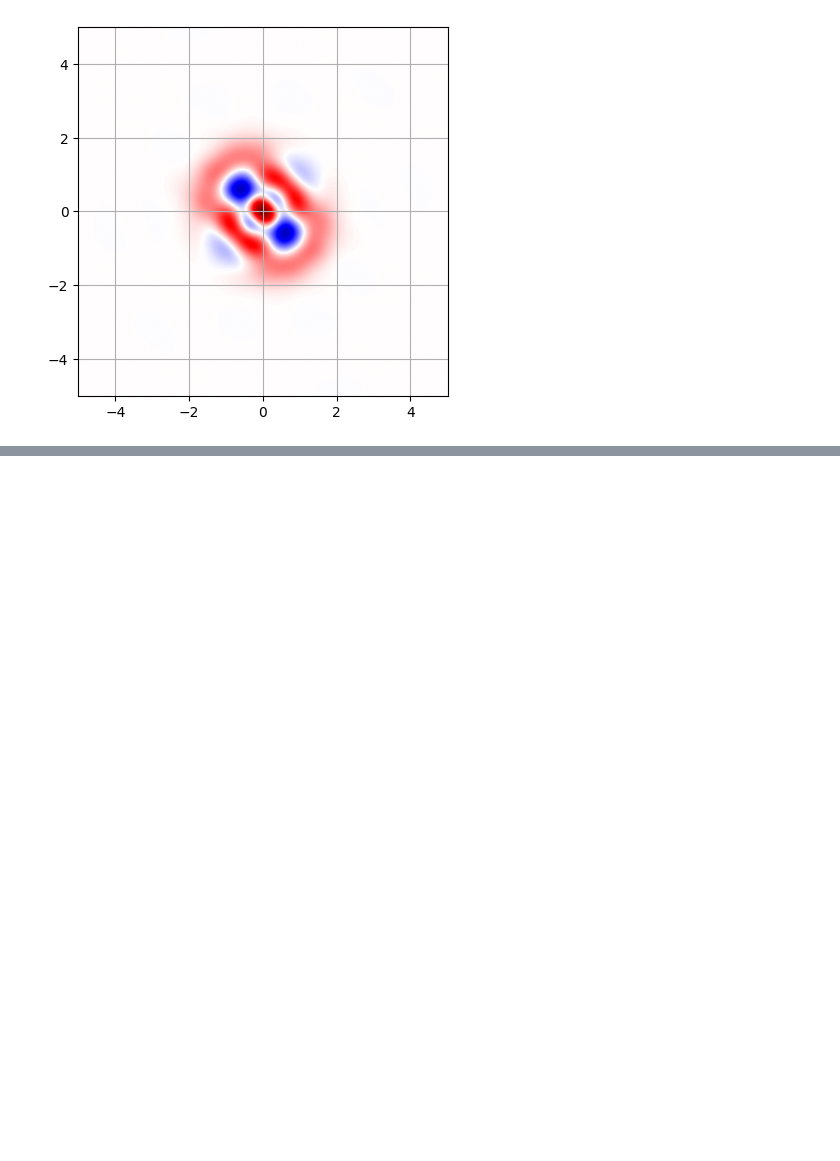
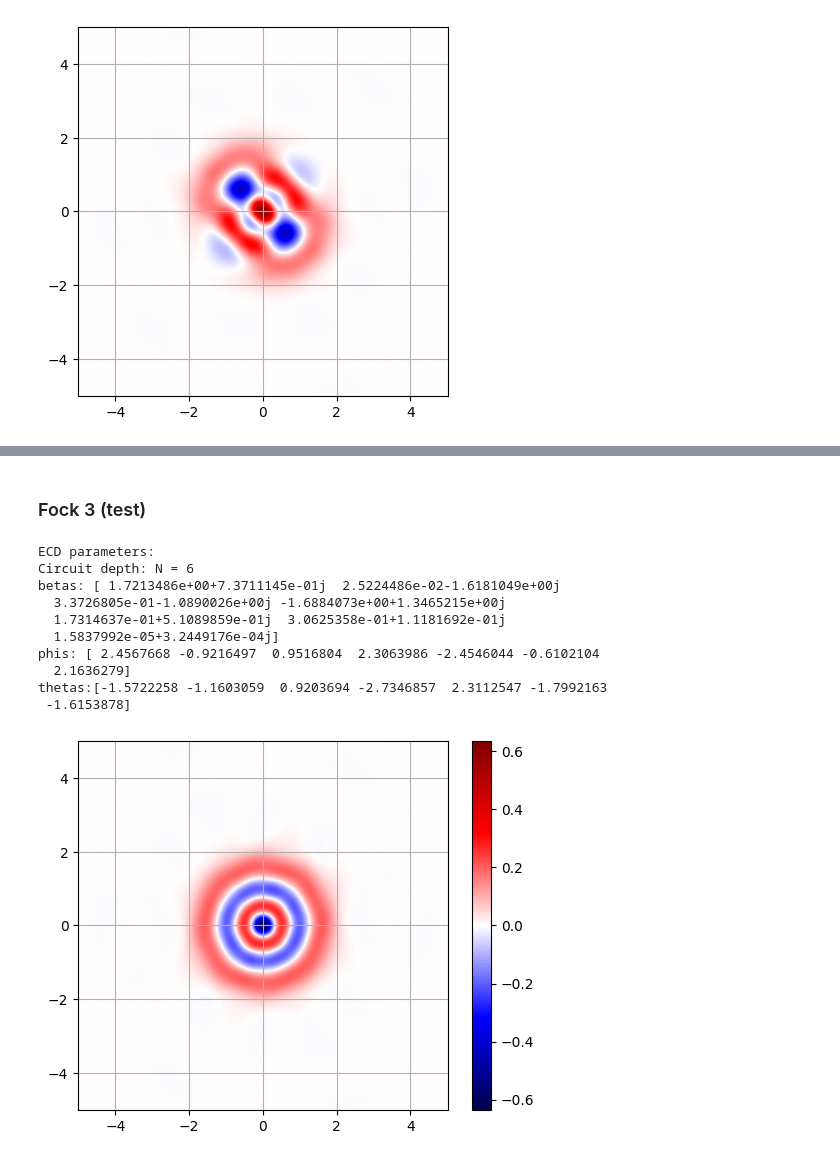
Before and after one commit to TheSQuaD-IQ/ECD_control, a Jupyter notebook: examples/ECD_state_prep_examples.ipynb, the cells around one changed output, grey strips where cells are left out. Drawn from its saved outputs; the diff is of its cells as text; code cells hidden in the pictures; blank space fills up the shorter version.

```diff
--- a/examples/ECD_state_prep_examples.ipynb
+++ b/examples/ECD_state_prep_examples.ipynb
@@ -123,0 +136,19 @@ thetas:[-1.5768628 -1.6636173  2.5807245  2.1501944 -1.7170584  1.5558712]
+# %% [markdown]
+### Fock 3 (test)
+# %%
+filename = '../ECD_control/ECD_circuits/state_prep/fock_states/fock_3_F_99.00_test.npz'
+# data = np.load(filename)
+# print(data.files)
+circuit_sim(filename, N=150)
+# %% [output]
+ECD parameters:
+Circuit depth: N = 6
+betas: [ 1.7213486e+00+7.3711145e-01j  2.5224486e-02-1.6181049e+00j
+  3.3726805e-01-1.0890026e+00j -1.6884073e+00+1.3465215e+00j
+  1.7314637e-01+5.1089859e-01j  3.0625358e-01+1.1181692e-01j
+  1.5837992e-05+3.2449176e-04j]
+phis: [ 2.4567668 -0.9216497  0.9516804  2.3063986 -2.4546044 -0.6102104
+  2.1636279]
+thetas:[-1.5722258 -1.1603059  0.9203694 -2.7346857  2.3112547 -1.7992163
+ -1.6153878]
+[figure, added]
```
Also changed, not shown: parts of 4 cells of this notebook, 4 other files.
